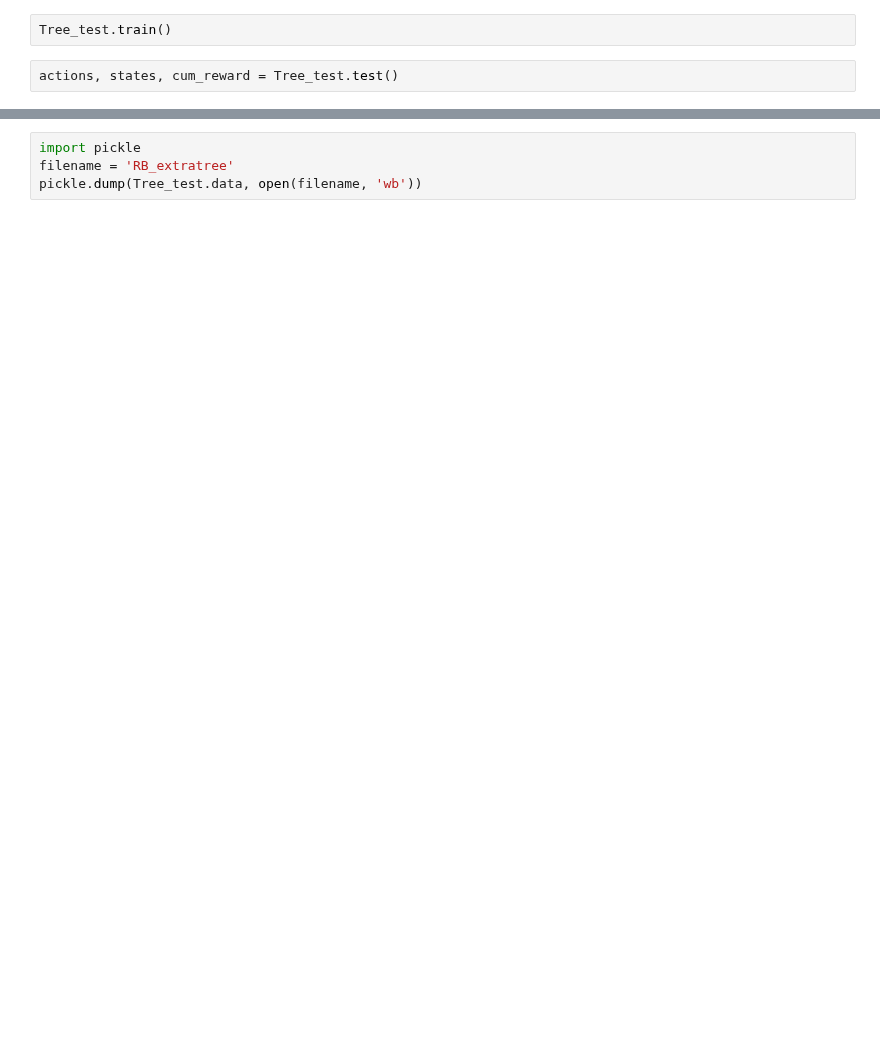
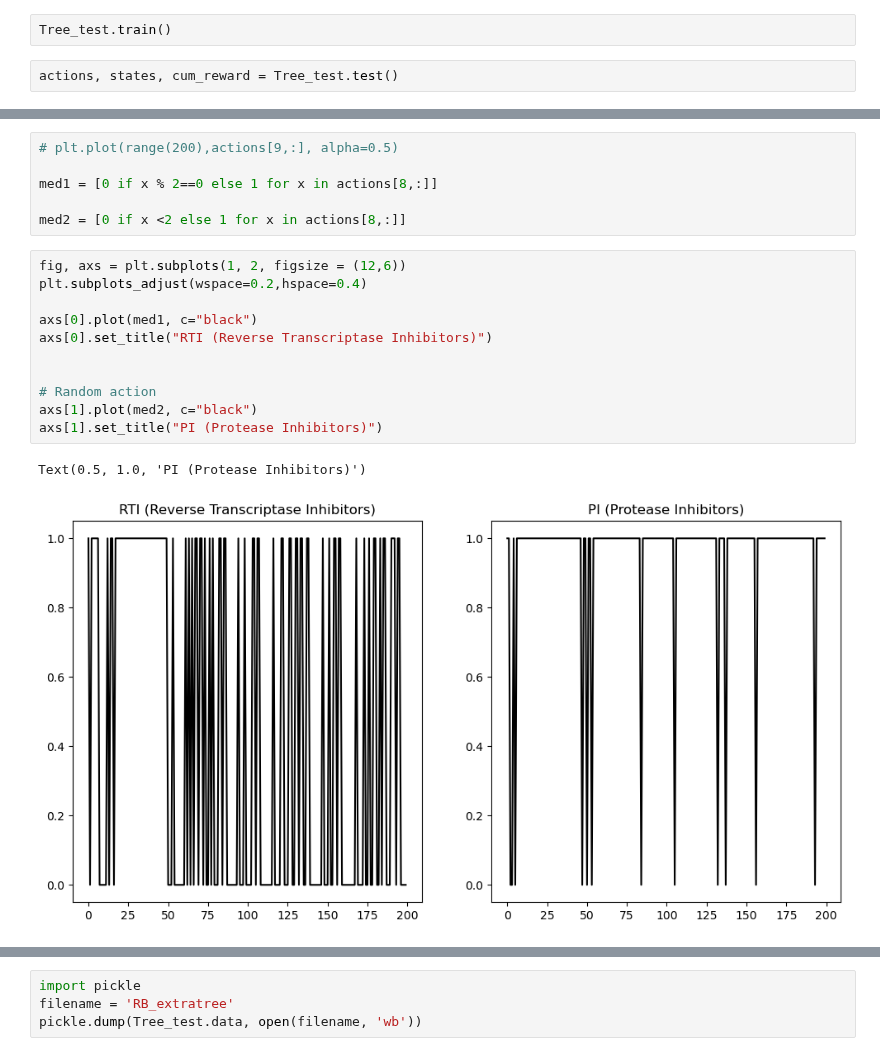
Before and after one commit to SuReLI/hiv_experiment, a Jupyter notebook: 2023/Extra_trees/Extra_trees.ipynb, the cells around one changed output, grey strips where cells are left out. Saved outputs shown, nothing was run; the diff lists cells and outputs as text; blank space fills up the shorter version.

```diff
--- a/2023/Extra_trees/Extra_trees.ipynb
+++ b/2023/Extra_trees/Extra_trees.ipynb
@@ -234,0 +265,20 @@ plt.plot(range(200),actions[9,:], alpha=0.5)
+# %%
+# plt.plot(range(200),actions[9,:], alpha=0.5)
+
+med1 = [0 if x % 2==0 else 1 for x in actions[8,:]]
+
+med2 = [0 if x <2 else 1 for x in actions[8,:]]
+# %%
+fig, axs = plt.subplots(1, 2, figsize = (12,6))
+plt.subplots_adjust(wspace=0.2,hspace=0.4)
+
+axs[0].plot(med1, c="black")
+axs[0].set_title("RTI (Reverse Transcriptase Inhibitors)")
+
+
+# Random action
+axs[1].plot(med2, c="black")
+axs[1].set_title("PI (Protease Inhibitors)")
+# %% [output]
+Text(0.5, 1.0, 'PI (Protease Inhibitors)')
+[figure, added]
```
Also changed, not shown: parts of 15 cells of this notebook.
